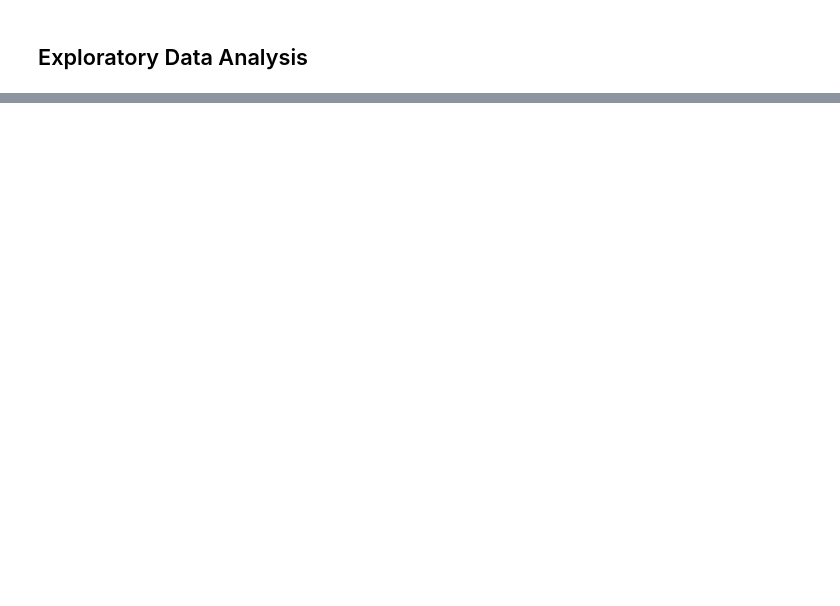
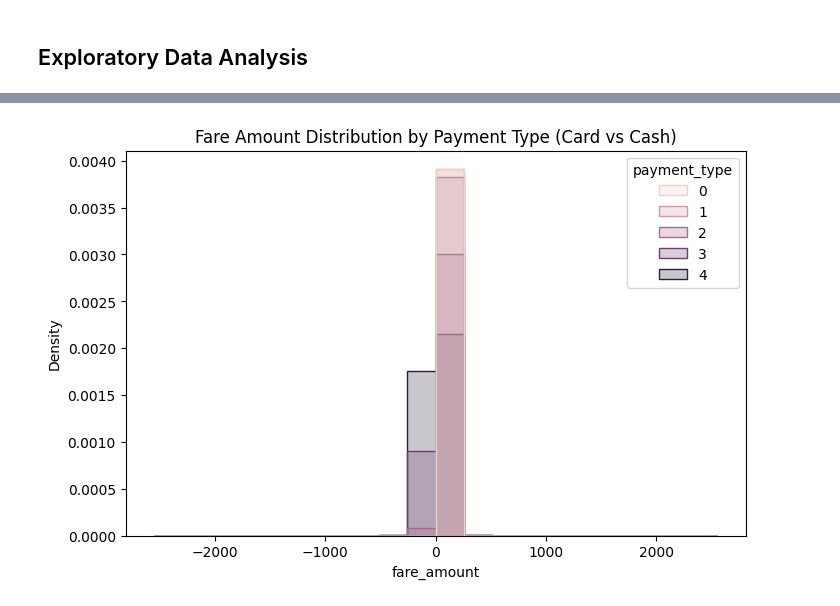
Before and after one commit to suparnachowdhury/Hypothesis-Testing-for-Taxi-Revenue-Optimization, a Jupyter notebook: Hypothesis Testing for Taxi Revenue Optimization.ipynb, the cells around one changed output, grey strips where cells are left out. Drawn from its saved outputs; the diff is of its cells as text; code cells hidden in the pictures; blank space fills up the shorter version.

```diff
--- a/Hypothesis Testing for Taxi Revenue Optimization.ipynb
+++ b/Hypothesis Testing for Taxi Revenue Optimization.ipynb
@@ -323,0 +358,17 @@ data = data[(data['fare_amount'] >= lower_bound) & (data['fare_amount'] <= upper
+# %%
+plt.figure(figsize=(8,5))
+
+sns.histplot(
+    data=df,
+    x='fare_amount',
+    hue='payment_type',
+    bins=20,
+    element='step',
+    stat='density',
+    common_norm=False
+)
+
+plt.title("Fare Amount Distribution by Payment Type (Card vs Cash)")
+plt.show()
+# %% [output]
+[figure, added]
```
Also changed, not shown: parts of 6 cells of this notebook.
